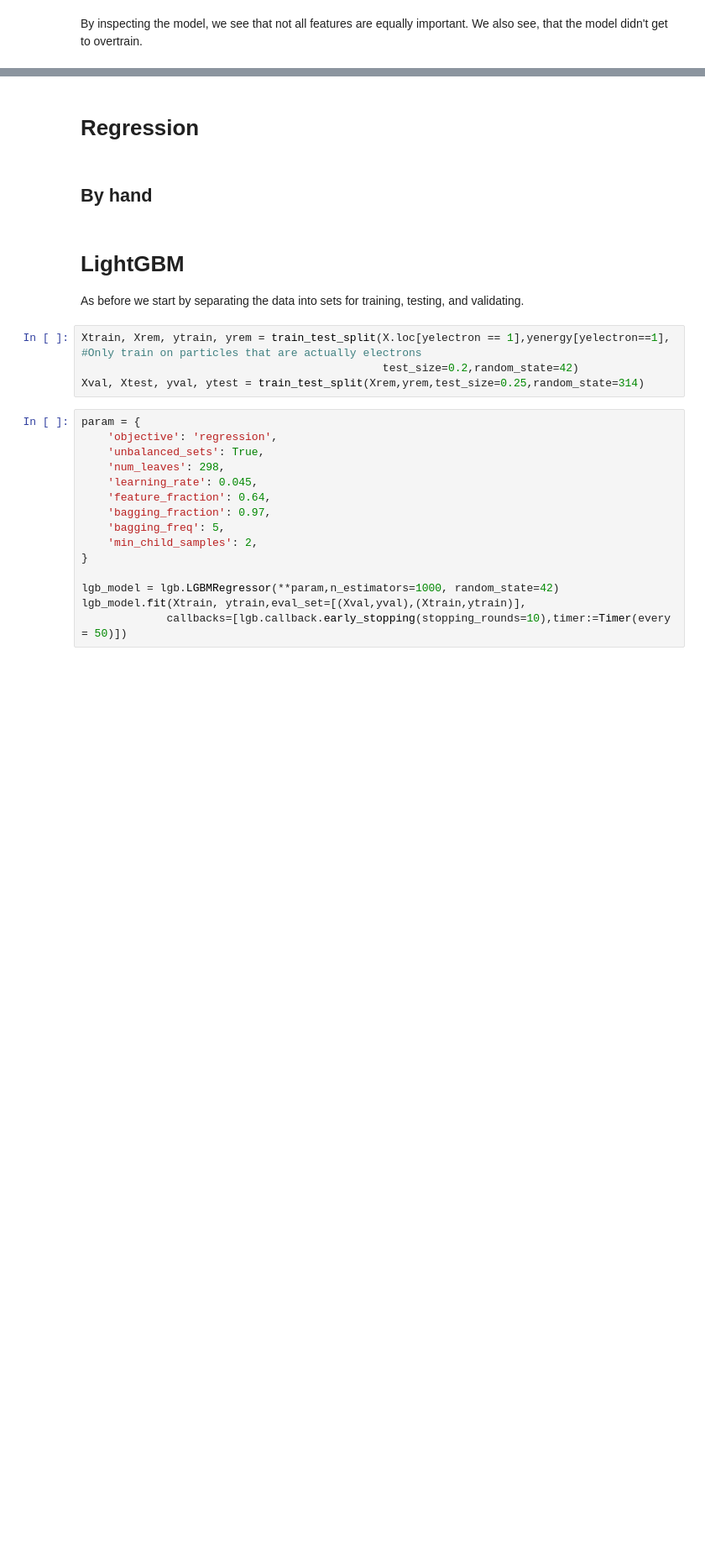
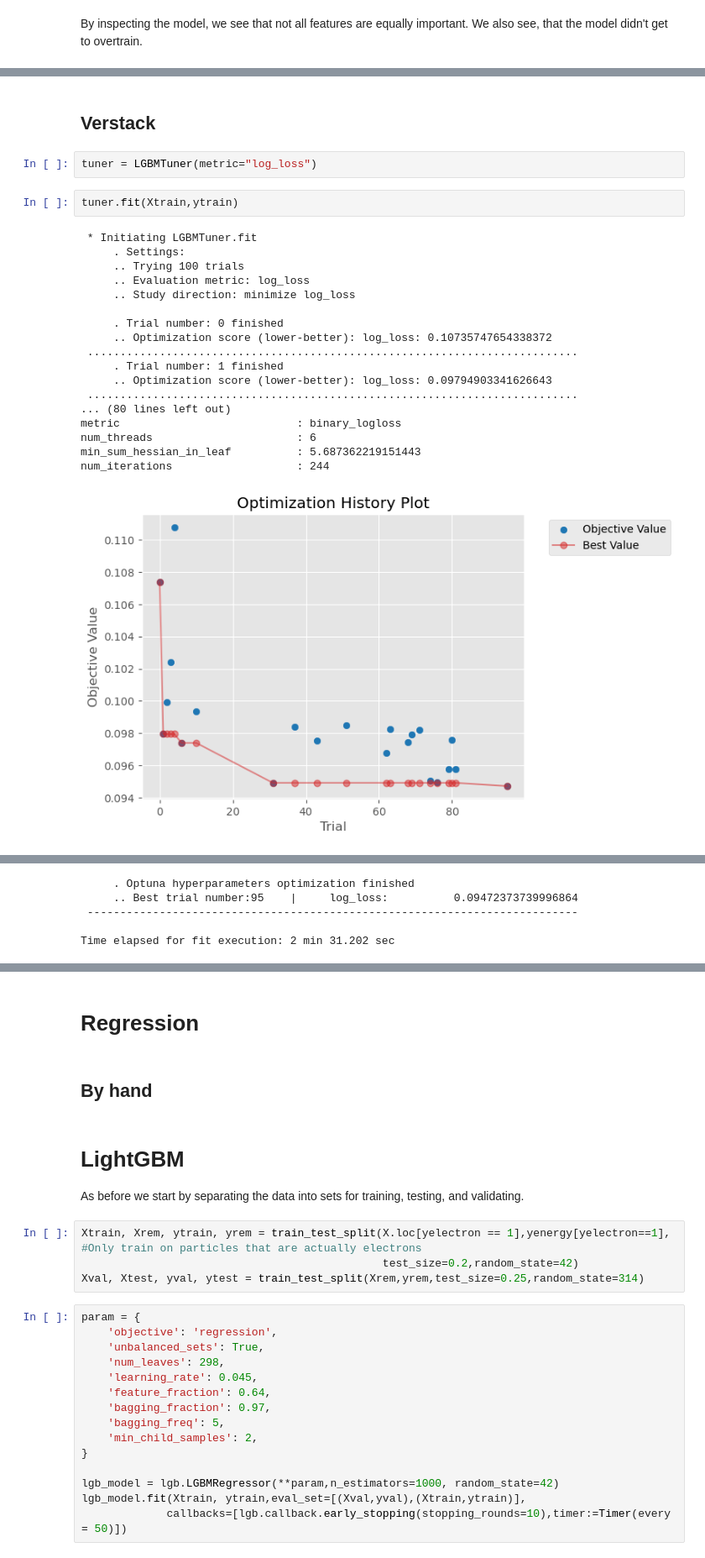
Before and after one commit to murnanedaniel/HAMLET-Demo, a Jupyter notebook: Demo.ipynb, the cells around one changed output, grey strips where cells are left out. Shown at 84% size. Saved outputs shown, nothing was run; the diff lists cells and outputs as text; blank space fills up the shorter version.

```diff
--- a/Demo.ipynb
+++ b/Demo.ipynb
@@ -137,0 +148,25 @@ lgb.plot_importance(lgb_model,ax=ax[0],max_num_features=40)
+# %% [markdown]
+## Verstack
+# %%
+tuner = LGBMTuner(metric="log_loss")
+# %%
+tuner.fit(Xtrain,ytrain)
+# %% [output]
+ * Initiating LGBMTuner.fit
+     . Settings:
+     .. Trying 100 trials
+     .. Evaluation metric: log_loss
+     .. Study direction: minimize log_loss
+
+     . Trial number: 0 finished
+     .. Optimization score (lower-better): log_loss: 0.10735747654338372
+ ...........................................................................
+     . Trial number: 1 finished
+     .. Optimization score (lower-better): log_loss: 0.09794903341626643
+ ...........................................................................
+... (80 lines left out)
+metric                           : binary_logloss
+num_threads                      : 6
+min_sum_hessian_in_leaf          : 5.687362219151443
+num_iterations                   : 244
+[figure, added]
@@ -137,0 +176,5 @@ lgb.plot_importance(lgb_model,ax=ax[0],max_num_features=40)
+     . Optuna hyperparameters optimization finished
+     .. Best trial number:95    |     log_loss:          0.09472373739996864
+ ---------------------------------------------------------------------------
+
+Time elapsed for fit execution: 2 min 31.202 sec
```
Also changed, not shown: parts of 19 cells of this notebook, 1 other file.
